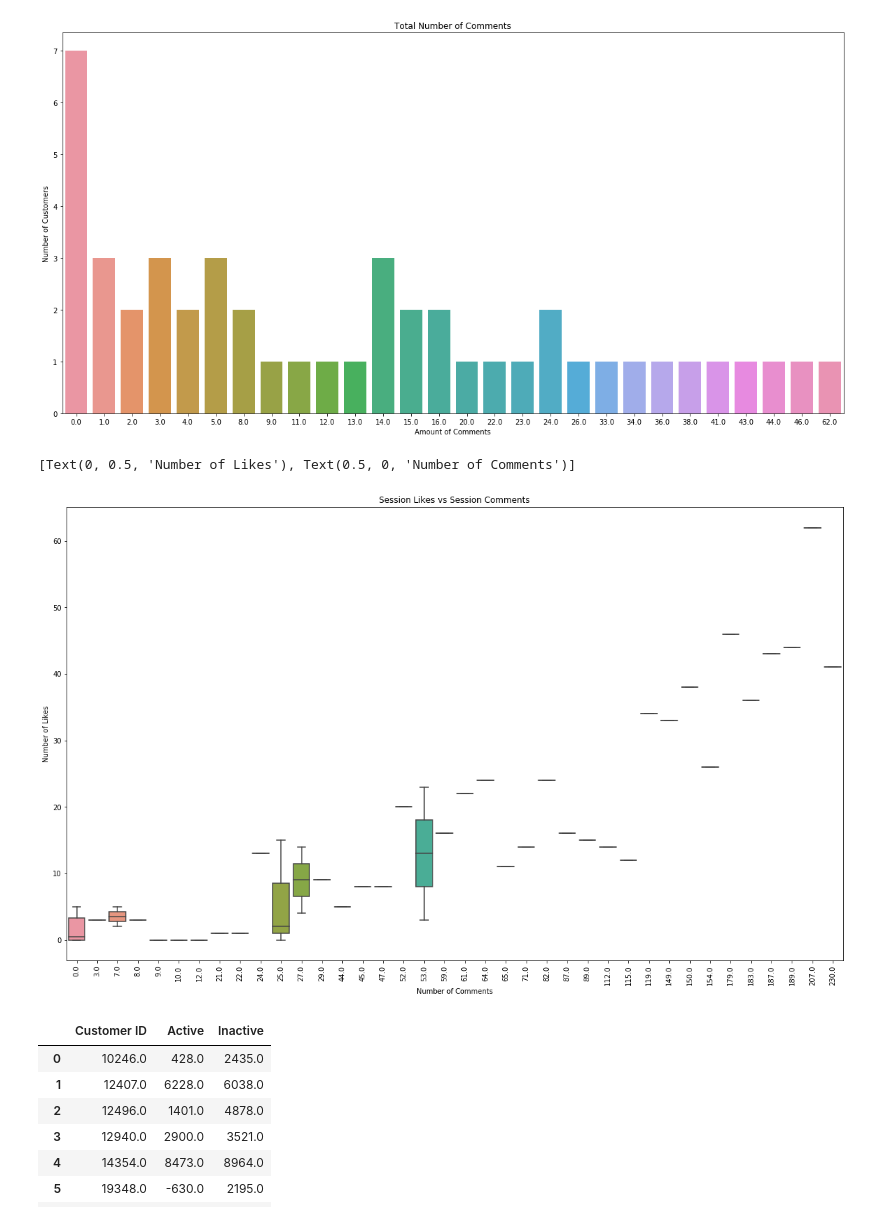
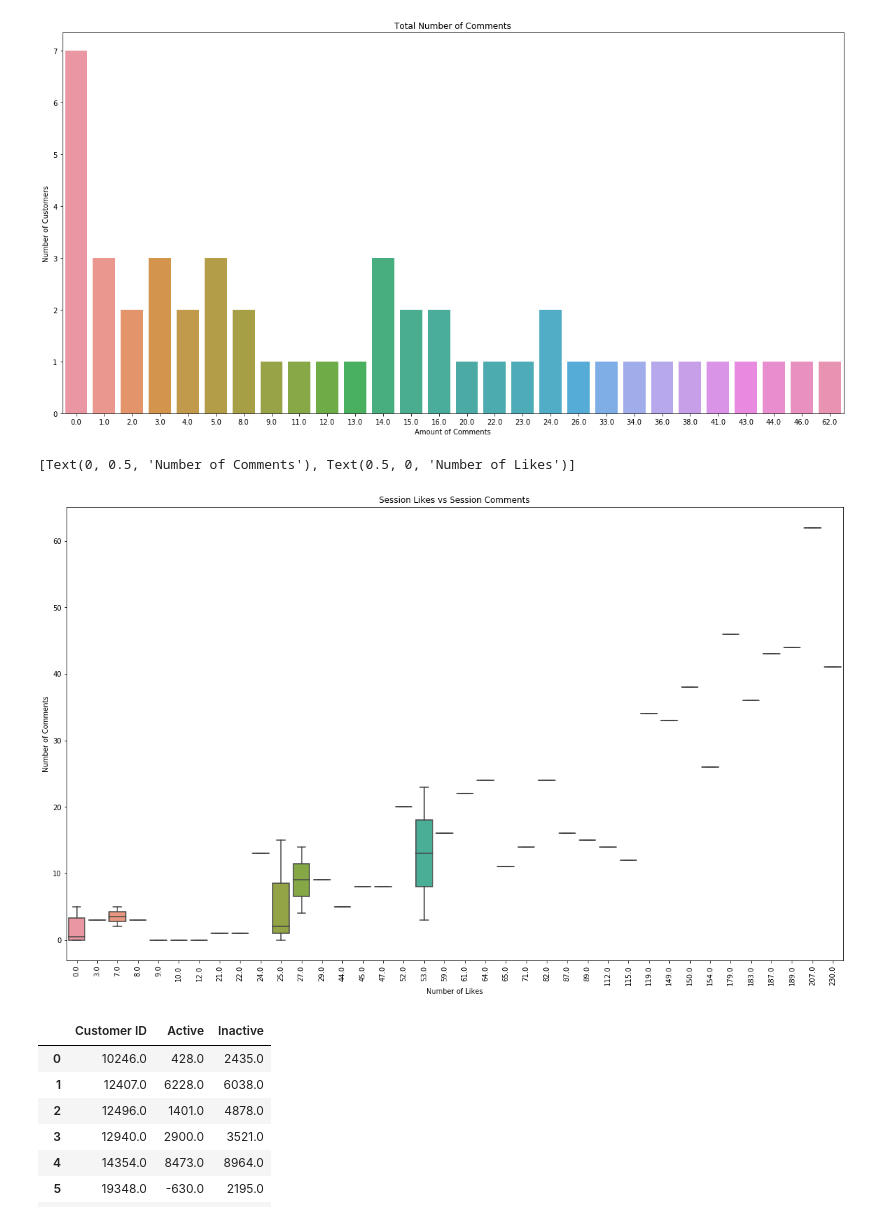
Before and after one commit to tmalik8/User-Engagement-Analysis, a Jupyter notebook: Showwcase User Engagement_Tanya.ipynb, the cells around one changed output. Drawn from its saved outputs; the diff is of its cells as text; code cells hidden in the pictures.

```diff
--- a/Showwcase User Engagement_Tanya.ipynb
+++ b/Showwcase User Engagement_Tanya.ipynb
@@ -237,11 +236,11 @@ comments.set(ylabel="Number of Customers",xlabel="Amount of Comments")
 # %%
 plt.figure(figsize=(20,12))
 plt.xticks(rotation=90)
 plt.title("Session Likes vs Session Comments")
-sns.boxplot(x="session_likes_given",y="session_comments_given",data=data_cust).set(ylabel="Number of Likes",xlabel="Number of Comments")
+sns.boxplot(x="session_likes_given",y="session_comments_given",data=data_cust).set(ylabel="Number of Comments",xlabel="Number of Likes")
 # %% [output]
-[Text(0, 0.5, 'Number of Likes'), Text(0.5, 0, 'Number of Comments')]
+[Text(0, 0.5, 'Number of Comments'), Text(0.5, 0, 'Number of Likes')]
-[figure, old version]
+[figure, new version]
 # %%
 active_inactive = pd.DataFrame()
 active_inactive['Customer ID'] = data_cust['customer_id']
```
Also changed, not shown: parts of 3 cells of this notebook.
